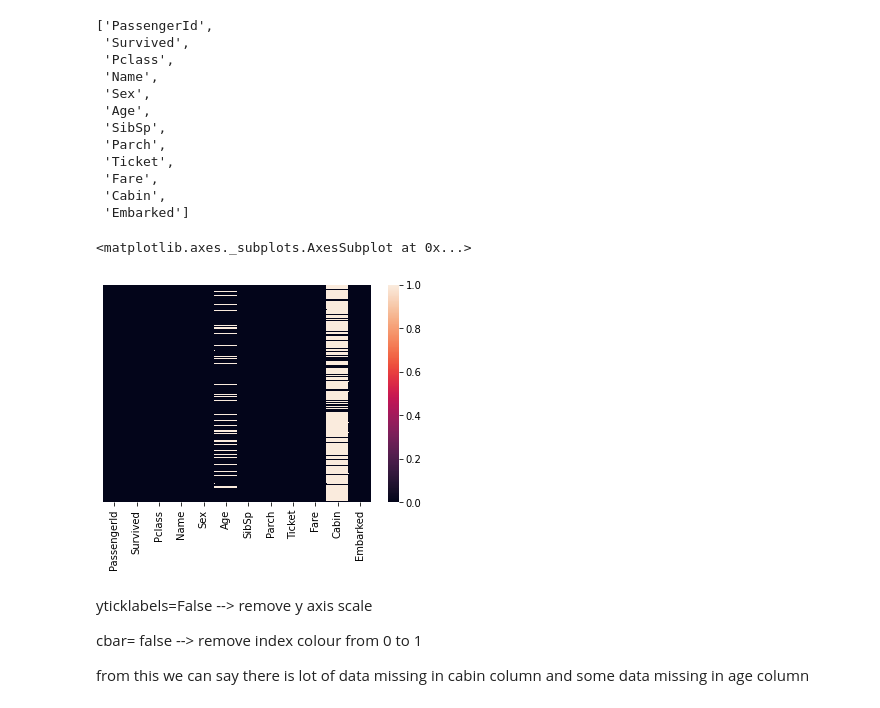
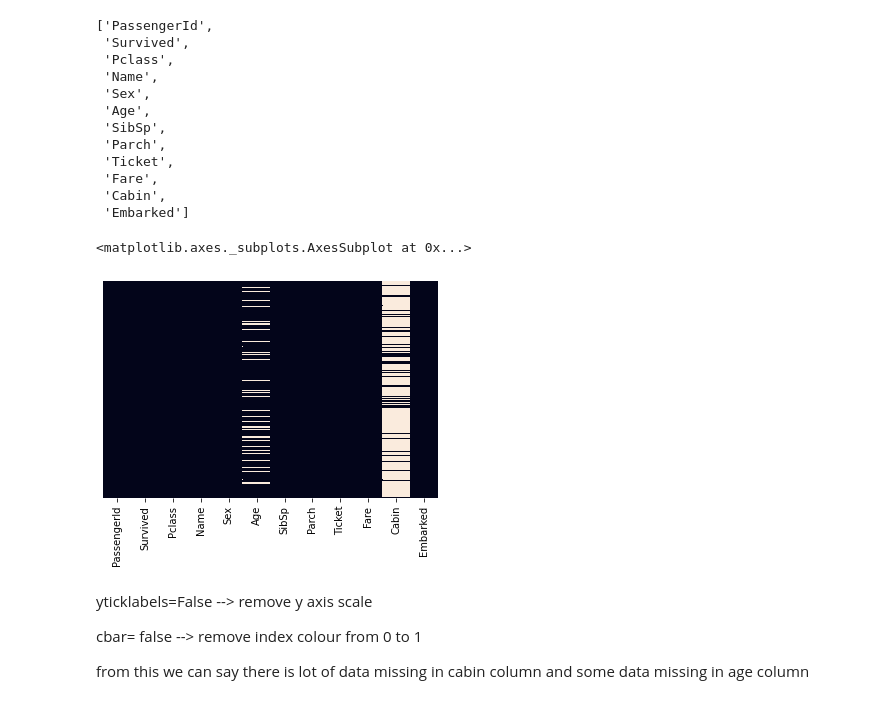
Before and after one commit to akvdkharnath/Study, a Jupyter notebook: Python Files/EDA.ipynb, the cells around one changed output. Drawn from its saved outputs; the diff is of its cells as text; code cells hidden in the pictures.

```diff
--- a/Python Files/EDA.ipynb
+++ b/Python Files/EDA.ipynb
@@ -32,10 +32,10 @@ df.head()
 # %%
 df.isnull()
 # %%
-sns.heatmap(df.isnull(),yticklabels=False,cbar=True)
+sns.heatmap(df.isnull(),yticklabels=False,cbar=False)
 # %% [output]
 <matplotlib.axes._subplots.AxesSubplot at 0x...>
-[figure, old version]
+[figure, new version]
 # %% [markdown]
 yticklabels=False --> remove y axis scale
 
```
Also changed, not shown: parts of 8 cells of this notebook.
